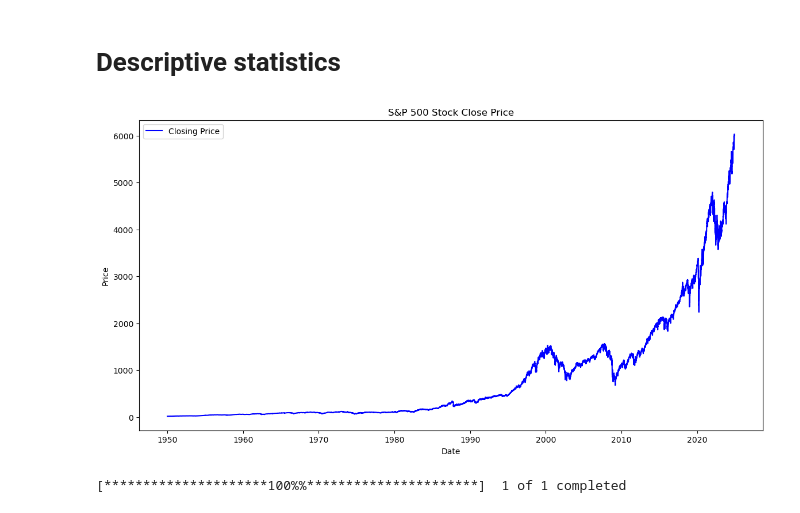
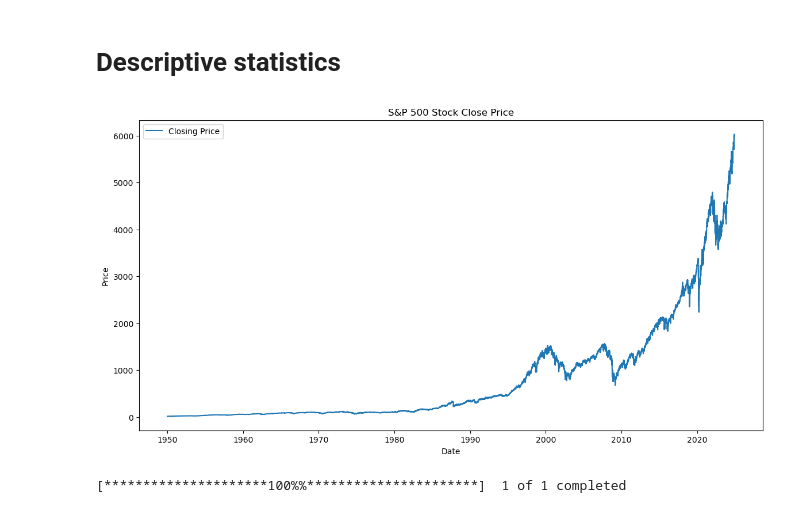
Before and after one commit to rinaaro/TS-project---HMM, a Jupyter notebook: Replication.ipynb, the cells around one changed output. Drawn from its saved outputs; the diff is of its cells as text; code cells hidden in the pictures.

```diff
--- a/Replication.ipynb
+++ b/Replication.ipynb
@@ -40,15 +41,15 @@ monthly = monthly.reset_index()
 # Descriptive statistics
 # %%
 plt.figure(figsize=(14, 7))
-plt.plot(daily.index, daily['Close'], label='Closing Price', color='blue')
+plt.plot(daily.index, daily['Close'], label='Closing Price')
 plt.title('S&P 500 Stock Close Price')
 plt.xlabel('Date')
 plt.ylabel('Price')
 plt.legend()
 plt.savefig("Close_all.png", format='png', dpi=300)
 plt.show()
 # %% [output]
-[figure, old version]
+[figure, new version]
 # %%
 clean_daily = yf.download(ticker, start="1950-01-01", end="2016-11-01", interval="1d")
 clean_daily.loc[(clean_daily['Open'] == 0), 'Open'] = np.nan
```
Also changed, not shown: parts of 10 cells of this notebook.
